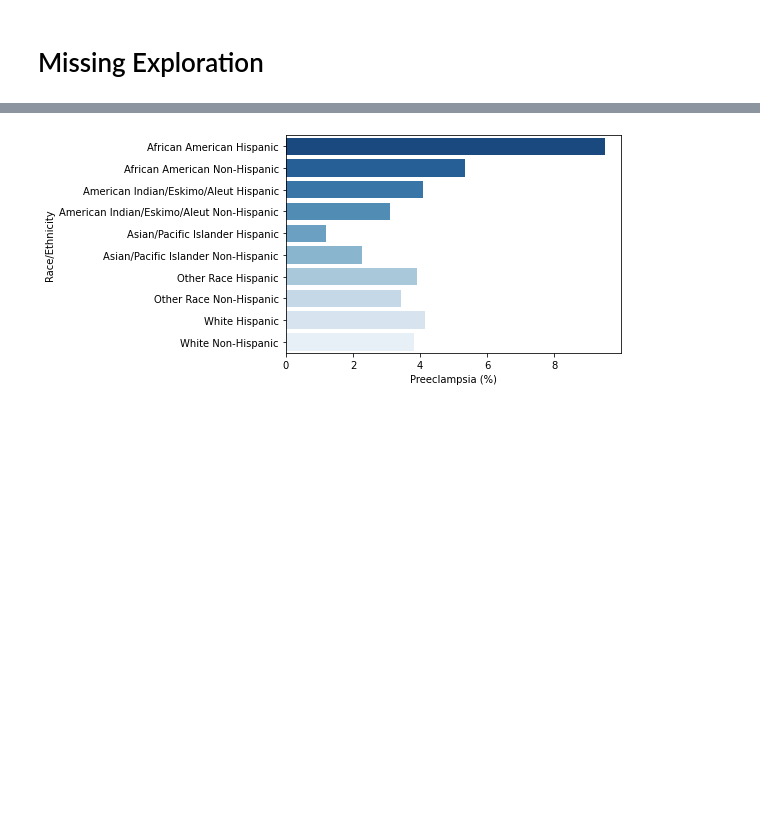
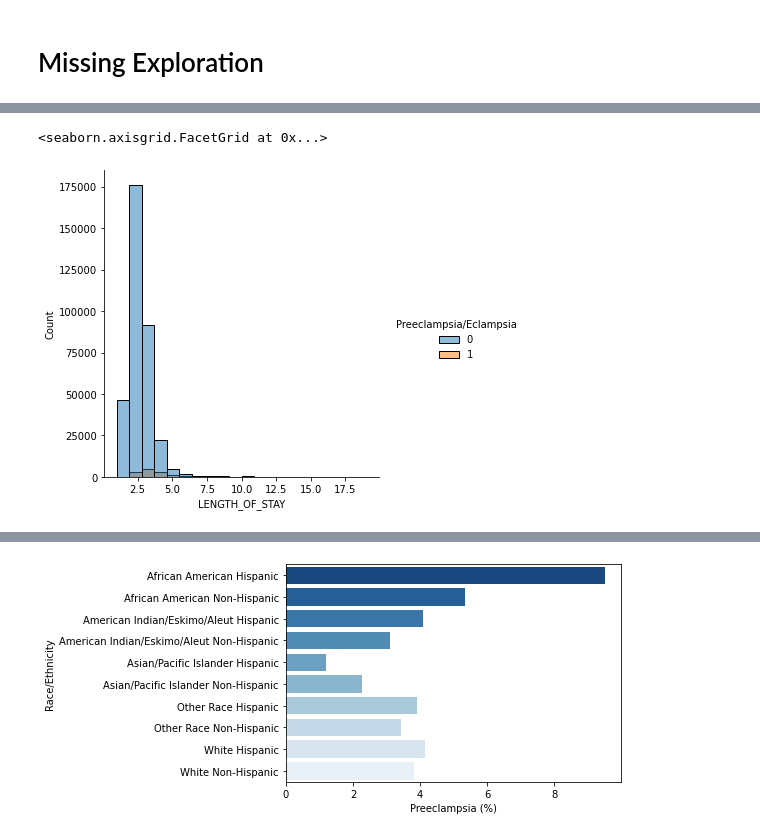
Before and after one commit to rachellb/Bennett_OUDSA5900, a Jupyter notebook: Descriptions/Texas_Descriptions.ipynb, the cells around one changed output, grey strips where cells are left out. Cells and saved outputs as stored; diff of their text form; code cells hidden in the pictures; blank space fills up the shorter version.

```diff
--- a/Descriptions/Texas_Descriptions.ipynb
+++ b/Descriptions/Texas_Descriptions.ipynb
@@ -673,3 +751,9 @@ year2013['RaceEthnic'] = np.where(((year2013['RACE'] == 3) & (year2013['ETHNICIT
 year2013['RaceEthnic'] = np.where(((year2013['RACE'] == 2) & (year2013['ETHNICITY'] == 2)), 'Asian/Pacific Islander Non-Hispanic','x')
 year2013['RaceEthnic'] = np.where(((year2013['RACE'] == 1) & (year2013['ETHNICITY'] == 2)), 'American Indian/Eskimo/Aleut Non-Hispanic','x')
 year2013['RaceEthnic'] = np.where(((year2013['RACE'] == 5) & (year2013['ETHNICITY'] == 2)), 'Other Race Non-Hispanic','x')
+# %%
+# Doesn't seem super descriptive
+sns.displot(year2013.loc[year2013["LENGTH_OF_STAY"]<20], x="LENGTH_OF_STAY", hue = "Preeclampsia/Eclampsia",bins=20)
+# %% [output]
+<seaborn.axisgrid.FacetGrid at 0x...>
+[figure, added]
```
Also changed, not shown: parts of 13 cells of this notebook, 6 other files.
